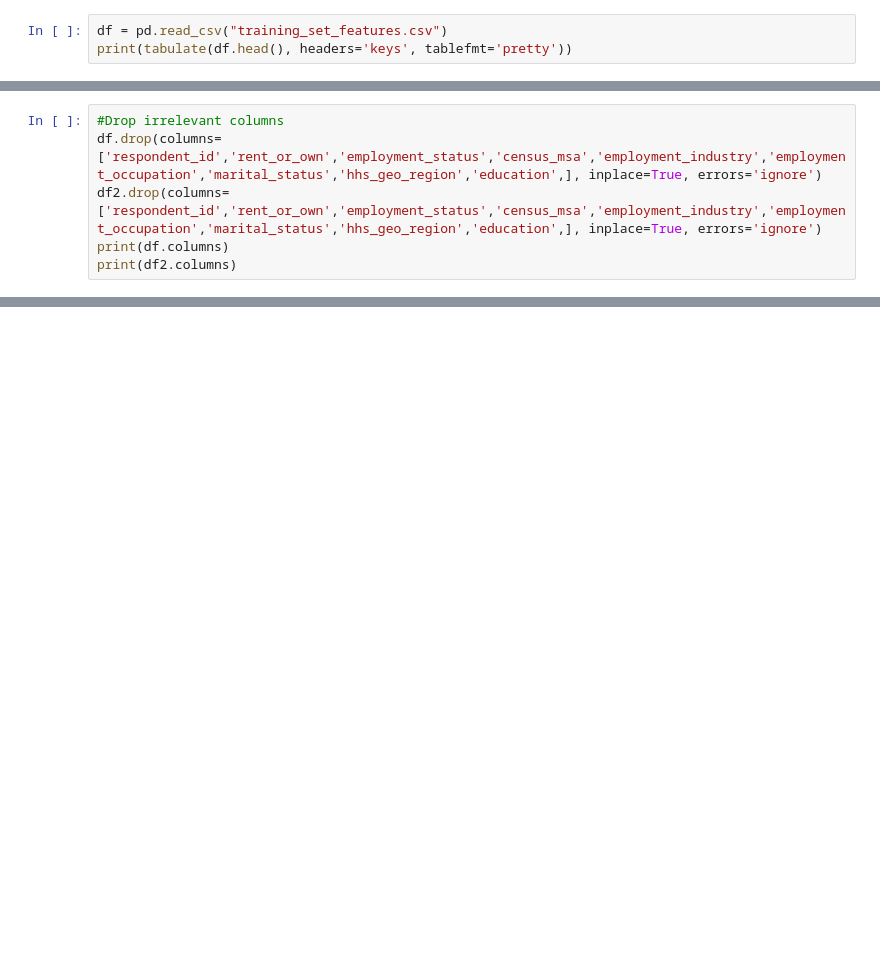
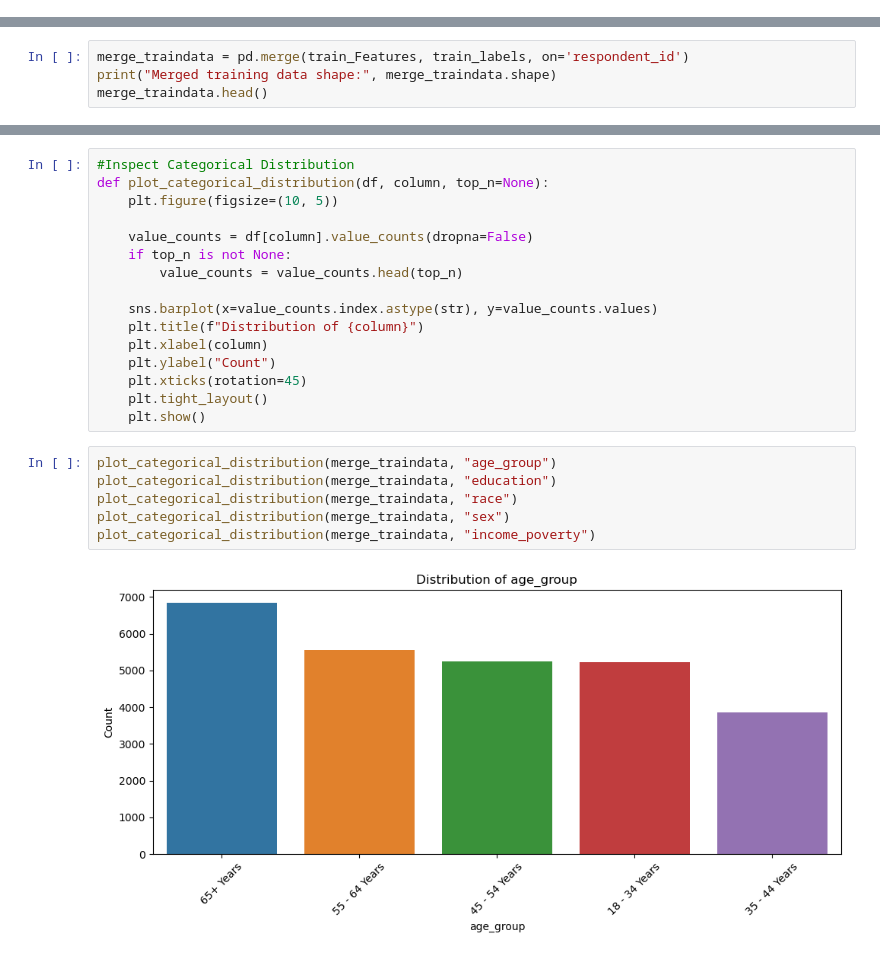
Before and after one commit to Mary-Osi/Flushot_Project, a Jupyter notebook: EDA.ipynb, the cells around one changed output, grey strips where cells are left out. Saved outputs shown, nothing was run; the diff lists cells and outputs as text; blank space fills up the shorter version.

```diff
--- a/EDA.ipynb
+++ b/EDA.ipynb
@@ -81,3 +42,0 @@ train_labels
-# %%
-df = pd.read_csv("training_set_features.csv")
-print(tabulate(df.head(), headers='keys', tablefmt='pretty'))
@@ -141,6 +42,0 @@ Index(['respondent_id', 'h1n1_concern', 'h1n1_knowledge',
-# %%
-#Drop irrelevant columns
-df.drop(columns=['respondent_id','rent_or_own','employment_status','census_msa','employment_industry','employment_occupation','marital_status','hhs_geo_region','education',], inplace=True, errors='ignore')
-df2.drop(columns=['respondent_id','rent_or_own','employment_status','census_msa','employment_industry','employment_occupation','marital_status','hhs_geo_region','education',], inplace=True, errors='ignore')
-print(df.columns)
-print(df2.columns)
@@ -170,0 +54,4 @@ profile.to_file("profile_report.html")
+# %%
+merge_traindata = pd.merge(train_Features, train_labels, on='respondent_id')
+print("Merged training data shape:", merge_traindata.shape)
+merge_traindata.head()
@@ -170,0 +220,24 @@ profile.to_file("profile_report.html")
+# %%
+#Inspect Categorical Distribution
+def plot_categorical_distribution(df, column, top_n=None):
+    plt.figure(figsize=(10, 5))
+
+    value_counts = df[column].value_counts(dropna=False)
+    if top_n is not None:
+        value_counts = value_counts.head(top_n)
+
+    sns.barplot(x=value_counts.index.astype(str), y=value_counts.values)
+    plt.title(f"Distribution of {column}")
+    plt.xlabel(column)
+    plt.ylabel("Count")
+    plt.xticks(rotation=45)
+    plt.tight_layout()
+    plt.show()
+# %%
+plot_categorical_distribution(merge_traindata, "age_group")
+plot_categorical_distribution(merge_traindata, "education")
+plot_categorical_distribution(merge_traindata, "race")
+plot_categorical_distribution(merge_traindata, "sex")
+plot_categorical_distribution(merge_traindata, "income_poverty")
+# %% [output]
+[figure, added]
```
Also changed, not shown: parts of 21 cells of this notebook.
